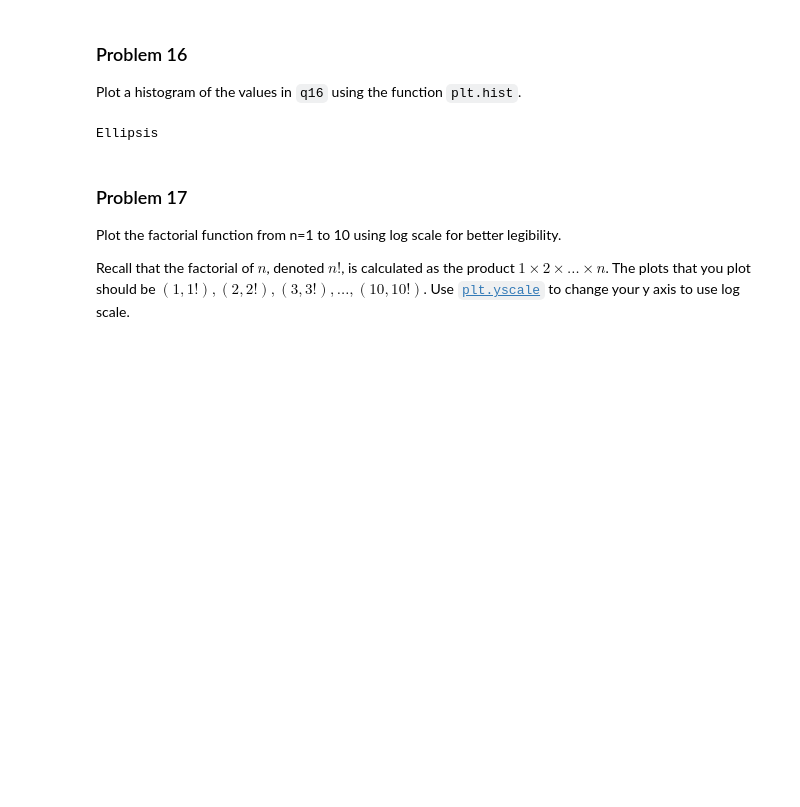
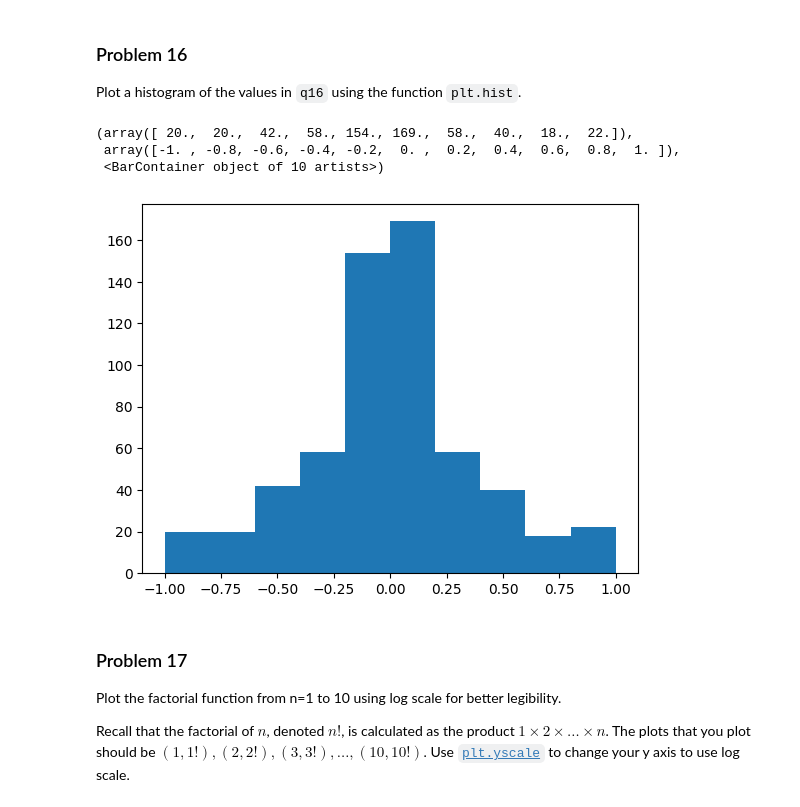
Before and after one commit to aidandig/dx602-homework-05, a Jupyter notebook: homework.ipynb, the cells around one changed output. Cells and saved outputs as stored; diff of their text form; code cells hidden in the pictures; blank space fills up the shorter version.

```diff
--- a/homework.ipynb
+++ b/homework.ipynb
@@ -422,9 +422,12 @@ q16 = [0.00, 0.02, 0.04, 0.06, 0.08, 0.10, 0.12, 0.14, 0.16, 0.18, 0.20, 0.22, 0
 # %%
 # YOUR CHANGES HERE
 
-...
+plt.hist(q16)
 # %% [output]
-Ellipsis
+(array([ 20.,  20.,  42.,  58., 154., 169.,  58.,  40.,  18.,  22.]),
+ array([-1. , -0.8, -0.6, -0.4, -0.2,  0. ,  0.2,  0.4,  0.6,  0.8,  1. ]),
+ <BarContainer object of 10 artists>)
+[figure, added]
 # %% [markdown]
 ### Problem 17
 
```
